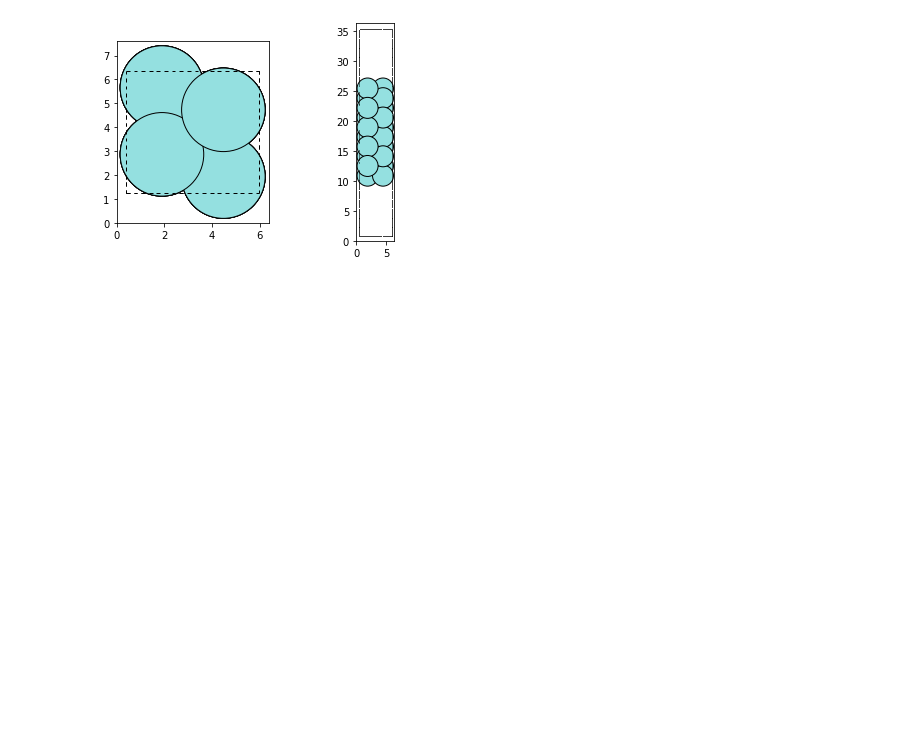
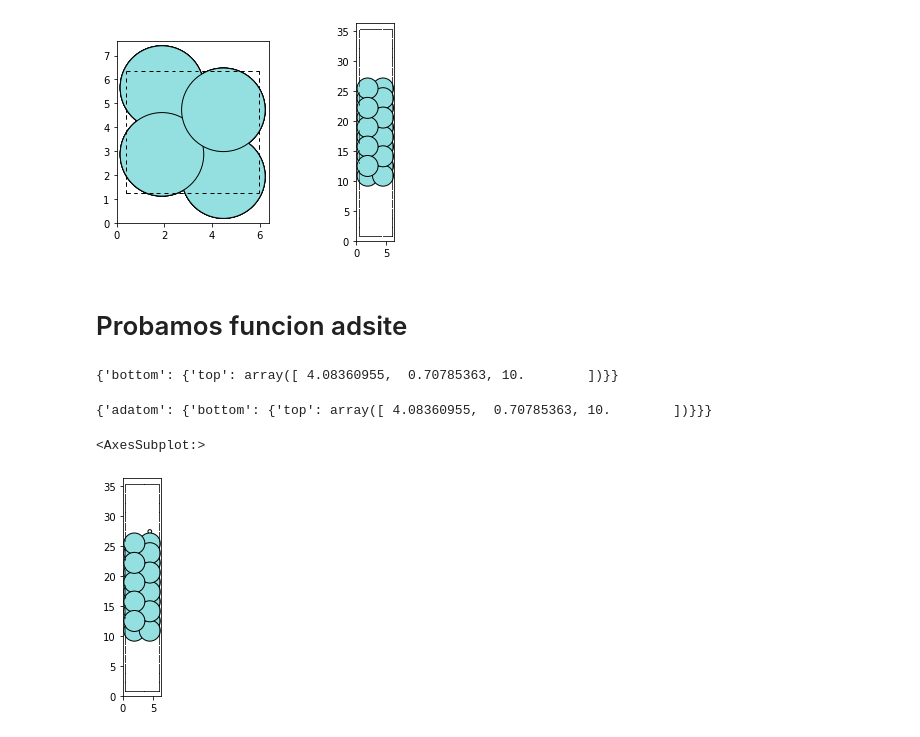
Before and after one commit to Division-Aleaciones-Especiales/ZrO2-Fractura, a Jupyter notebook: GenEstructuraRotada.ipynb, the cells around one changed output. Drawn from its saved outputs; the diff is of its cells as text; code cells hidden in the pictures; blank space fills up the shorter version.

Commit message:
agregamos sitio top en cara bottom

```diff
--- a/GenEstructuraRotada.ipynb
+++ b/GenEstructuraRotada.ipynb
@@ -29,3 +30,20 @@ for i, thisatoms in enumerate(rotated):
 # %% [output]
 [figure]
 [figure]
+# %% [markdown]
+# Probamos funcion adsite #
+# %%
+tl.get_adsite(rotated[-1], site = 'top', face='bottom') #bottom porque es el metal
+# %% [output]
+{'bottom': {'top': array([ 4.08360955,  0.70785363, 10.        ])}}
+# %%
+rotated[-1].info #diccionario adatom de la cara bottom ne la pos bot y sus coordenadas
+# %% [output]
+{'adatom': {'bottom': {'top': array([ 4.08360955,  0.70785363, 10.        ])}}}
+# %%
+RotatedAdstruc = tl.make_adstruc(rotated[-1],'RotBotTop', theface='bottom', thesite='top')
+# %%
+plot_atoms(RotatedAdstruc,rotation ="90x")
+# %% [output]
+<AxesSubplot:>
+[figure, added]
```
Also changed, not shown: parts of 1 cell of this notebook.
